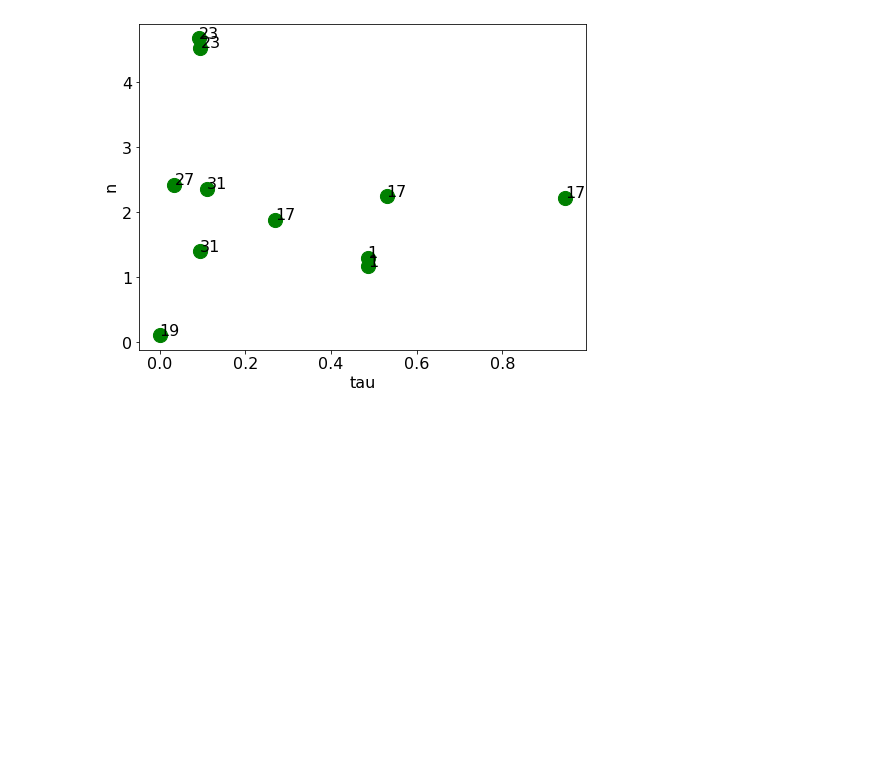
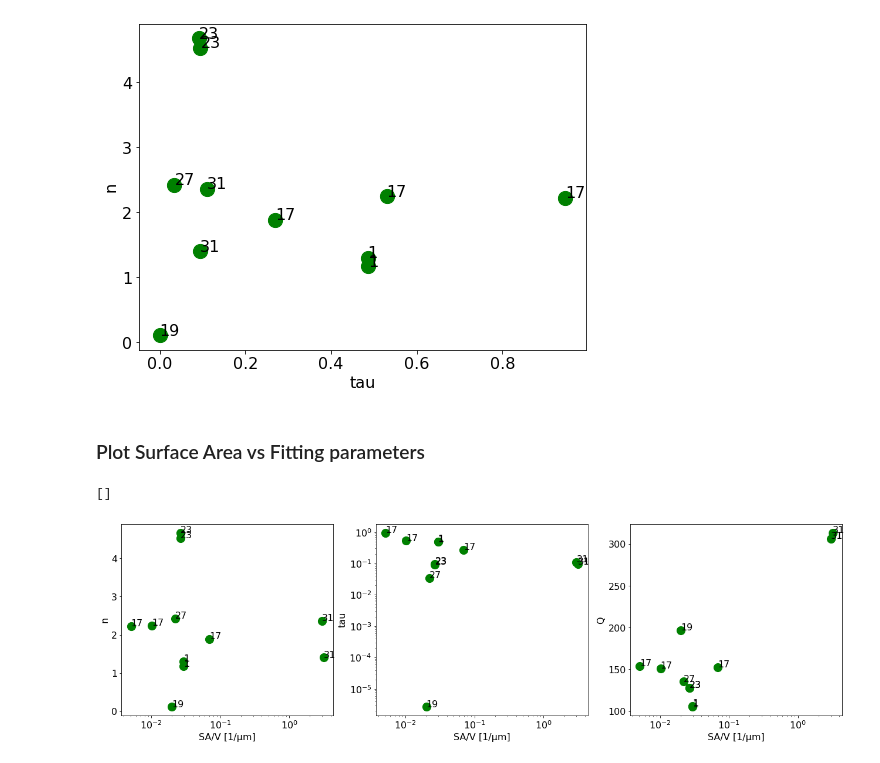
Before and after one commit to BatteryDesign/BatteryRateCap, a Jupyter notebook: Fitting_visualization.ipynb, the cells around one changed output. Saved outputs shown, nothing was run; the diff lists cells and outputs as text; code cells hidden in the pictures; blank space fills up the shorter version.

Commit message:
added visualization for surface area parameters

```diff
--- a/Fitting_visualization.ipynb
+++ b/Fitting_visualization.ipynb
@@ -297,7 +297,7 @@ geo_df.head(7)
 | 5 | 2 | http://www.sciencedirect.com/scie... | 5 | NaN | N/R | 457 | ... |
 | 6 | 2 | http://www.sciencedirect.com/scie... | 6 | NaN | N/R | 460 | ... |
 # %%
-thickness_df = geo_df[['Paper #','Set','Cathode \nThickness [µm]','Anode \nThickness [µm] ', 'Cathode 3D \nCharateristic Length [µm]','Anode 3D \nCharateristic\nLength [µm]']]
+thickness_df = geo_df[['Paper #','Set','Cathode \nThickness [µm]','Anode \nThickness [µm] ', 'Cathode 3D \nCharateristic Length [µm]','Anode 3D \nCharateristic\nLength [µm]','SA/V [1/µm]','SA gain']]
 thickness_df.head(7)
 # %% [output]
 |  | Paper # | Set | Cathode \nThickness [µm] | Anode \nThickness [µm] | Cathode 3D \nCharateristic Length... | ... |
@@ -482,8 +482,12 @@ matplotlib.rcParams.update({'font.size': 16})
 fig = plt.figure(figsize=(22,6))
 ax = fig.subplots(nrows=1,ncols=3)
 
-cathode_arc = par_df_full['General Cathode Architecture'].values
-anode_arc = par_df_full['General Anode Architecture'].values
+cathode_thickness = par_df_full['Cathode \nThickness [µm]'].values
+n = par_df_full['n'].values
+tau = par_df_full['tau'].values
+Q = par_df_full['Q'].values
+paper = par_df_full['Paper #'].values
+
 
 ax[0].scatter(cathode_thickness, n, color='g',s=200)
 ax[0].set_xlabel('cathode thickness [µm]')
@@ -645,3 +649,37 @@ adjust_text(texts)
 # %% [output]
 "\nfor index, txt in enumerate(cathode_arc):\n    if txt != '1D':\n        ann = 'c:'+str(txt)\n        if str(anode_arc[index]) != '1D':\n            ann = 'c:'+str(txt)+'\n'+'a:'+str(anode_arc[index ...
 [figure]
+# %% [markdown]
+### Plot Surface Area vs Fitting parameters
+# %%
+matplotlib.rcParams.update({'font.size': 16})
+fig = plt.figure(figsize=(22,6))
+ax = fig.subplots(nrows=1,ncols=3)
+
+SA2V = par_df_full['SA/V [1/µm]'].values
+SAgain = par_df_full['SA gain'].values
+
+
+ax[0].scatter(SA2V, n, color='g',s=200)
+ax[0].set_xlabel('SA/V [1/µm]')
+ax[0].set_ylabel('n')
+for index, txt in enumerate(paper):
+    ax[0].annotate(paper[index], (SA2V[index], n[index]))
+ax[0].semilogx()
+
+ax[1].scatter(SA2V, tau, color='g',s=200)
+ax[1].set_xlabel('SA/V [1/µm]')
+ax[1].set_ylabel('tau')
+for index, txt in enumerate(paper):
+    ax[1].annotate(paper[index], (SA2V[index], tau[index]))
+ax[1].loglog()
+
+ax[2].scatter(SA2V, Q, color='g',s=200)
+ax[2].set_xlabel('SA/V [1/µm]')
+ax[2].set_ylabel('Q')
+for index, txt in enumerate(paper):
+    ax[2].annotate(paper[index], (SA2V[index], Q[index]))
+ax[2].semilogx()
+# %% [output]
+[]
+[figure, added]
```
Also changed, not shown: parts of 1 cell of this notebook.
